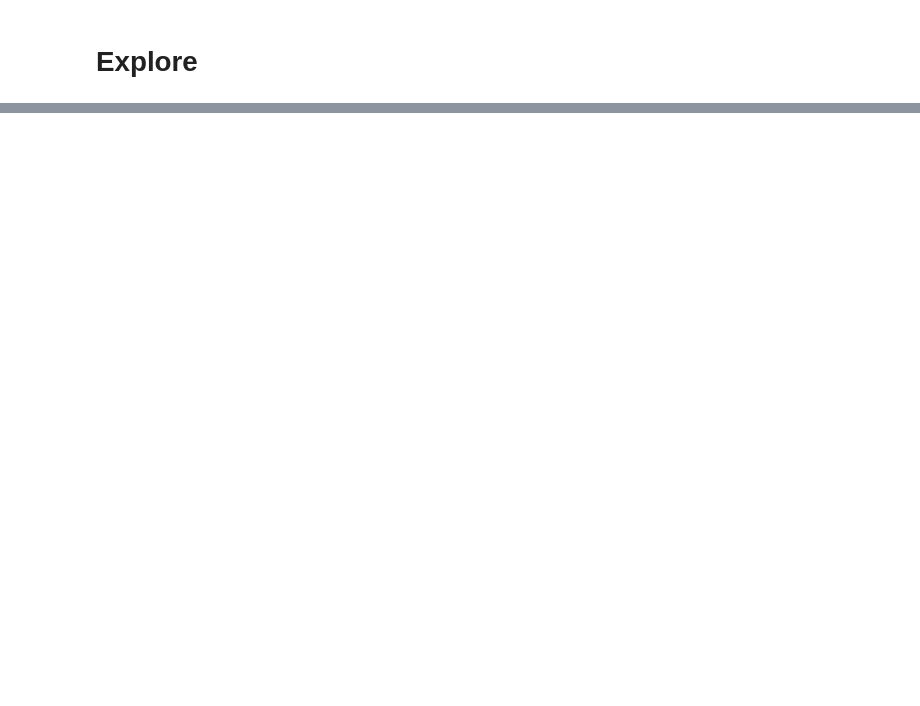
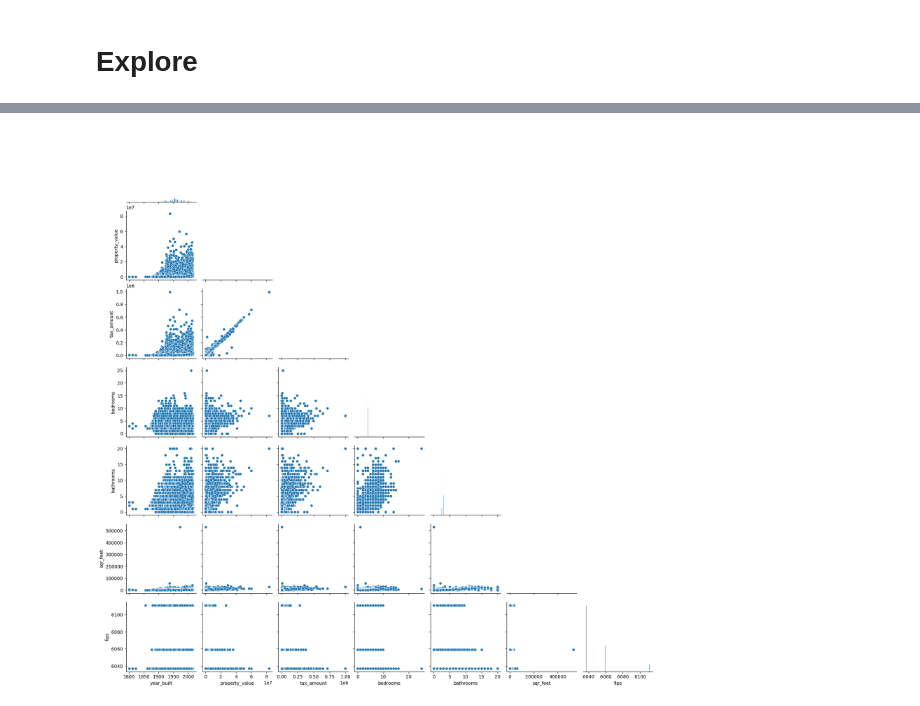
Before and after one commit to EstebanHernandez0/Zillow_Project, a Jupyter notebook: work_notebook.ipynb, the cells around one changed output, grey strips where cells are left out. Cells and saved outputs as stored; diff of their text form; code cells hidden in the pictures; blank space fills up the shorter version.

Commit message:
Graphed the dataset using pairplot and heatmap

```diff
--- a/work_notebook.ipynb
+++ b/work_notebook.ipynb
@@ -50,0 +82,5 @@ train.head()
+# %%
+sns.pairplot(train, corner=True)
+plt.show()
+# %% [output]
+[figure, added]
```
Also changed, not shown: parts of 13 cells of this notebook.
